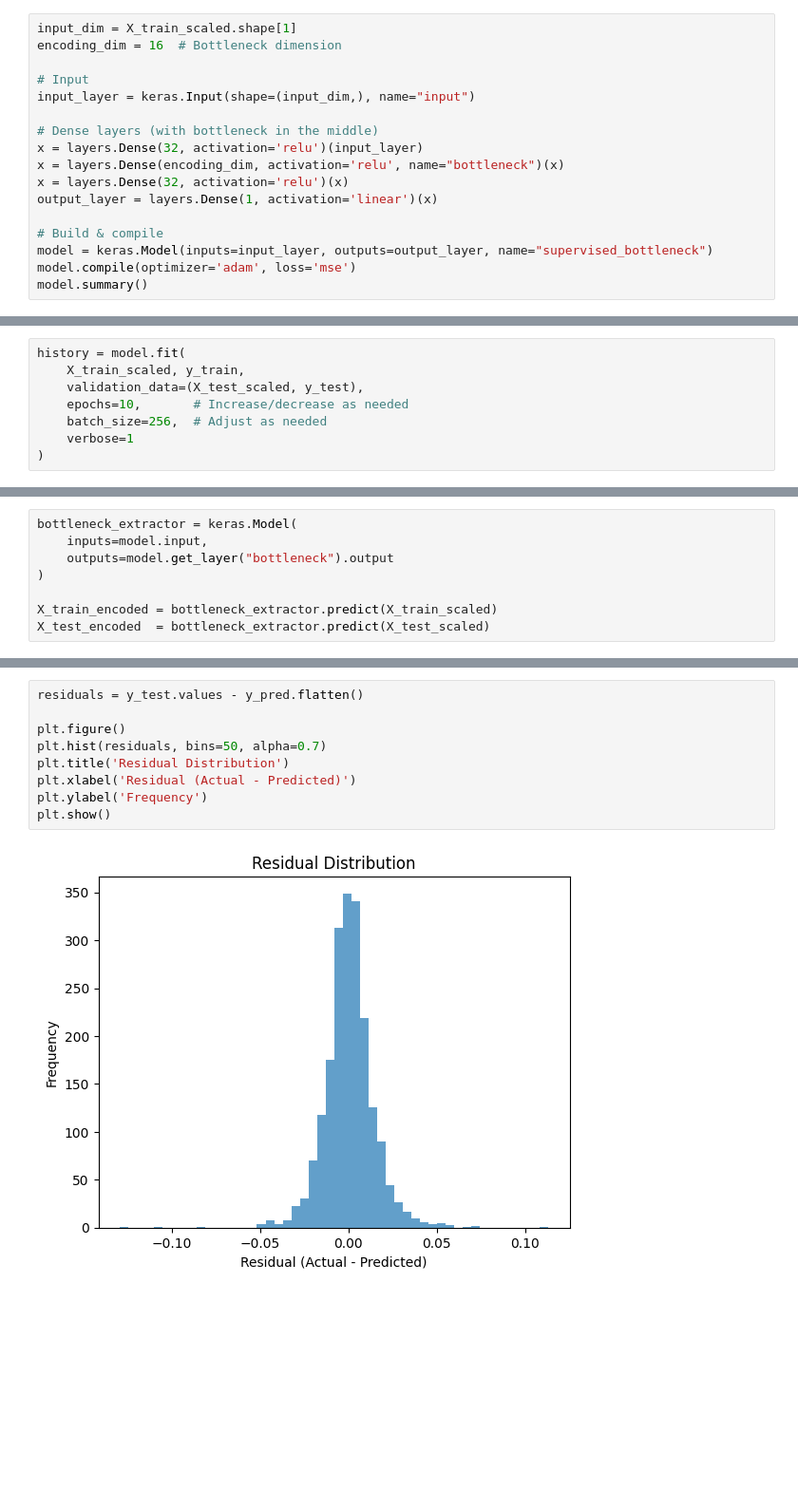
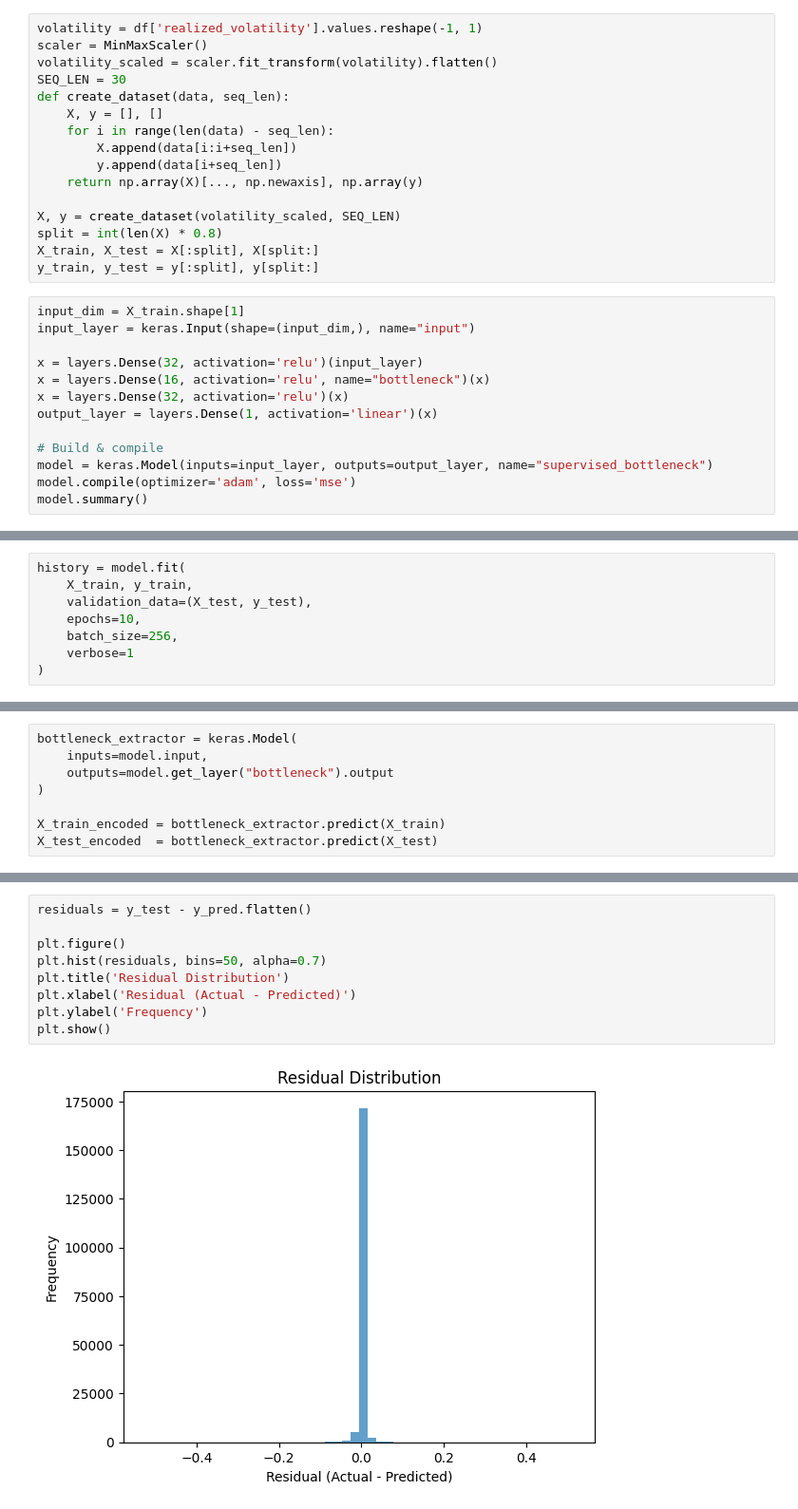
Before and after one commit to Ayush-Singh-31/Optiver-07, a Jupyter notebook: Models/Autoencoder-MLP-2.ipynb, the cells around one changed output, grey strips where cells are left out. Shown at 95% size. Cells and saved outputs as stored; diff of their text form; blank space fills up the shorter version.

```diff
--- a/Models/Autoencoder-MLP-2.ipynb
+++ b/Models/Autoencoder-MLP-2.ipynb
@@ -33,13 +87,25 @@ X_test_scaled  = scaler.transform(X_test)
+# %%
+volatility = df['realized_volatility'].values.reshape(-1, 1)
+scaler = MinMaxScaler()
+volatility_scaled = scaler.fit_transform(volatility).flatten()
+SEQ_LEN = 30
+def create_dataset(data, seq_len):
+    X, y = [], []
+    for i in range(len(data) - seq_len):
+        X.append(data[i:i+seq_len])
+        y.append(data[i+seq_len])
+    return np.array(X)[..., np.newaxis], np.array(y)
+
+X, y = create_dataset(volatility_scaled, SEQ_LEN)
+split = int(len(X) * 0.8)
+X_train, X_test = X[:split], X[split:]
+y_train, y_test = y[:split], y[split:]
 # %%
-input_dim = X_train_scaled.shape[1]
-encoding_dim = 16  # Bottleneck dimension
-
-# Input
+input_dim = X_train.shape[1]
 input_layer = keras.Input(shape=(input_dim,), name="input")
 
-# Dense layers (with bottleneck in the middle)
 x = layers.Dense(32, activation='relu')(input_layer)
-x = layers.Dense(encoding_dim, activation='relu', name="bottleneck")(x)
+x = layers.Dense(16, activation='relu', name="bottleneck")(x)
 x = layers.Dense(32, activation='relu')(x)
 output_layer = layers.Dense(1, activation='linear')(x)
 
@@ -67,10 +133,10 @@ Model: "supervised_bottleneck"
  Non-trainable params: 0 (0.00 B)
 # %%
 history = model.fit(
-    X_train_scaled, y_train,
-    validation_data=(X_test_scaled, y_test),
-    epochs=10,       # Increase/decrease as needed
-    batch_size=256,  # Adjust as needed
+    X_train, y_train,
+    validation_data=(X_test, y_test),
+    epochs=10,
+    batch_size=256,
     verbose=1
 )
 # %% [output]
@@ -100,6 +166,6 @@ bottleneck_extractor = keras.Model(
     outputs=model.get_layer("bottleneck").output
 )
 
-X_train_encoded = bottleneck_extractor.predict(X_train_scaled)
-X_test_encoded  = bottleneck_extractor.predict(X_test_scaled)
+X_train_encoded = bottleneck_extractor.predict(X_train)
+X_test_encoded  = bottleneck_extractor.predict(X_test)
 # %% [output]
@@ -210,11 +272,11 @@ plt.show()
 # %%
-residuals = y_test.values - y_pred.flatten()
+residuals = y_test - y_pred.flatten()
 
 plt.figure()
 plt.hist(residuals, bins=50, alpha=0.7)
 plt.title('Residual Distribution')
 plt.xlabel('Residual (Actual - Predicted)')
 plt.ylabel('Frequency')
 plt.show()
 # %% [output]
-[figure, old version]
+[figure, new version]
```
Also changed, not shown: parts of 13 cells of this notebook, 2 other files.
